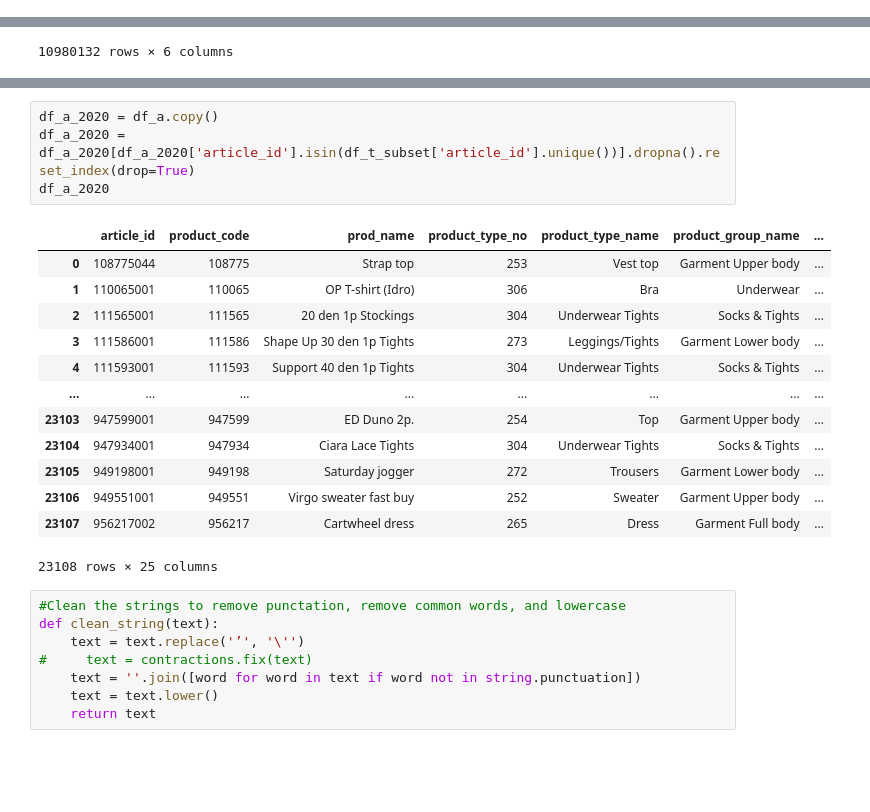
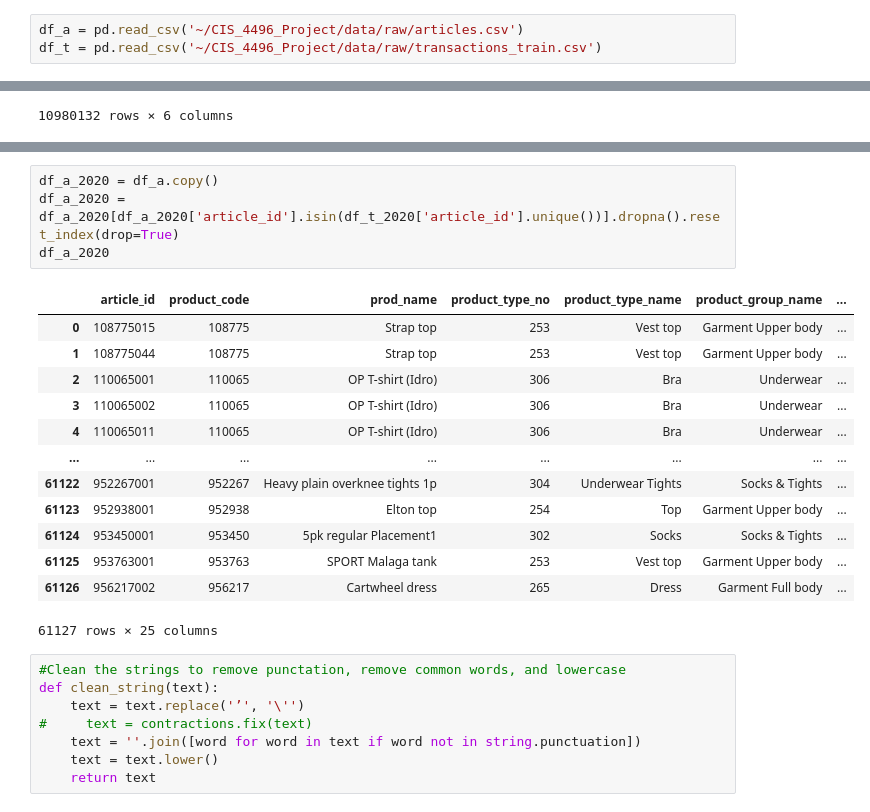
Before and after one commit to raclan/CIS_4496_Project, a Jupyter notebook: code/notebooks/clusters_recsys.ipynb, the cells around one changed output, grey strips where cells are left out. Cells and saved outputs as stored; diff of their text form; blank space fills up the shorter version.

```diff
--- a/code/notebooks/clusters_recsys.ipynb
+++ b/code/notebooks/clusters_recsys.ipynb
@@ -15,3 +18,6 @@ df_a = pd.read_csv('data/articles.csv')
+# %%
+df_a = pd.read_csv('~/CIS_4496_Project/data/raw/articles.csv')
+df_t = pd.read_csv('~/CIS_4496_Project/data/raw/transactions_train.csv')
 # %%
 df_a
 # %% [output]
@@ -90,21 +82,21 @@ df_t_subset
 # %%
 df_a_2020 = df_a.copy()
-df_a_2020 = df_a_2020[df_a_2020['article_id'].isin(df_t_subset['article_id'].unique())].dropna().reset_index(drop=True)
+df_a_2020 = df_a_2020[df_a_2020['article_id'].isin(df_t_2020['article_id'].unique())].dropna().reset_index(drop=True)
 df_a_2020
 # %% [output]
 |  | article_id | product_code | prod_name | product_type_no | product_type_name | product_group_name | ... |
-| 0 | 108775044 | 108775 | Strap top | 253 | Vest top | Garment Upper body | ... |
-| 1 | 110065001 | 110065 | OP T-shirt (Idro) | 306 | Bra | Underwear | ... |
-| 2 | 111565001 | 111565 | 20 den 1p Stockings | 304 | Underwear Tights | Socks & Tights | ... |
-| 3 | 111586001 | 111586 | Shape Up 30 den 1p Tights | 273 | Leggings/Tights | Garment Lower body | ... |
-| 4 | 111593001 | 111593 | Support 40 den 1p Tights | 304 | Underwear Tights | Socks & Tights | ... |
+| 0 | 108775015 | 108775 | Strap top | 253 | Vest top | Garment Upper body | ... |
+| 1 | 108775044 | 108775 | Strap top | 253 | Vest top | Garment Upper body | ... |
+| 2 | 110065001 | 110065 | OP T-shirt (Idro) | 306 | Bra | Underwear | ... |
+| 3 | 110065002 | 110065 | OP T-shirt (Idro) | 306 | Bra | Underwear | ... |
+| 4 | 110065011 | 110065 | OP T-shirt (Idro) | 306 | Bra | Underwear | ... |
 | ... | ... | ... | ... | ... | ... | ... | ... |
-| 23103 | 947599001 | 947599 | ED Duno 2p. | 254 | Top | Garment Upper body | ... |
-| 23104 | 947934001 | 947934 | Ciara Lace Tights | 304 | Underwear Tights | Socks & Tights | ... |
-| 23105 | 949198001 | 949198 | Saturday jogger | 272 | Trousers | Garment Lower body | ... |
-| 23106 | 949551001 | 949551 | Virgo sweater fast buy | 252 | Sweater | Garment Upper body | ... |
-| 23107 | 956217002 | 956217 | Cartwheel dress | 265 | Dress | Garment Full body | ... |
+| 61122 | 952267001 | 952267 | Heavy plain overknee tights 1p | 304 | Underwear Tights | Socks & Tights | ... |
+| 61123 | 952938001 | 952938 | Elton top | 254 | Top | Garment Upper body | ... |
+| 61124 | 953450001 | 953450 | 5pk regular Placement1 | 302 | Socks | Socks & Tights | ... |
+| 61125 | 953763001 | 953763 | SPORT Malaga tank | 253 | Vest top | Garment Upper body | ... |
+| 61126 | 956217002 | 956217 | Cartwheel dress | 265 | Dress | Garment Full body | ... |
-23108 rows × 25 columns
+61127 rows × 25 columns
 # %%
 #Clean the strings to remove punctation, remove common words, and lowercase
 def clean_string(text):
```
Also changed, not shown: parts of 16 cells of this notebook, 5 other files.
